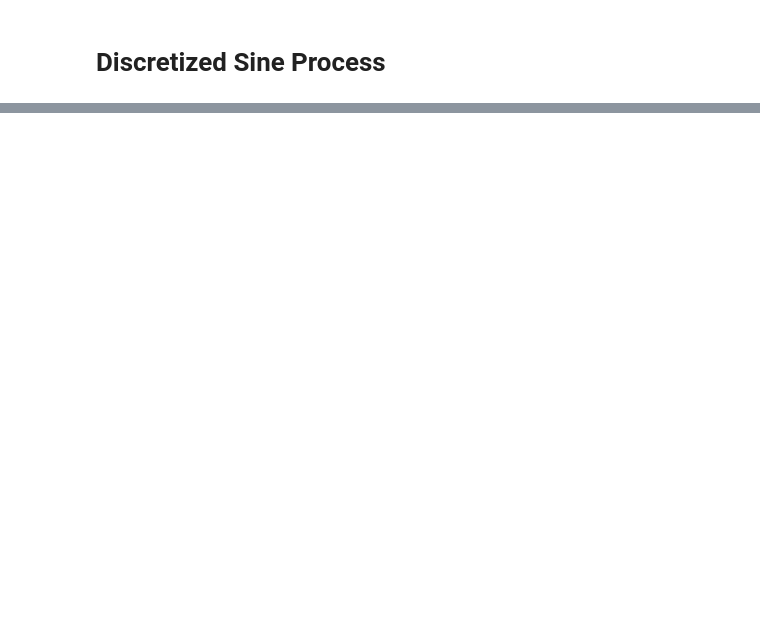
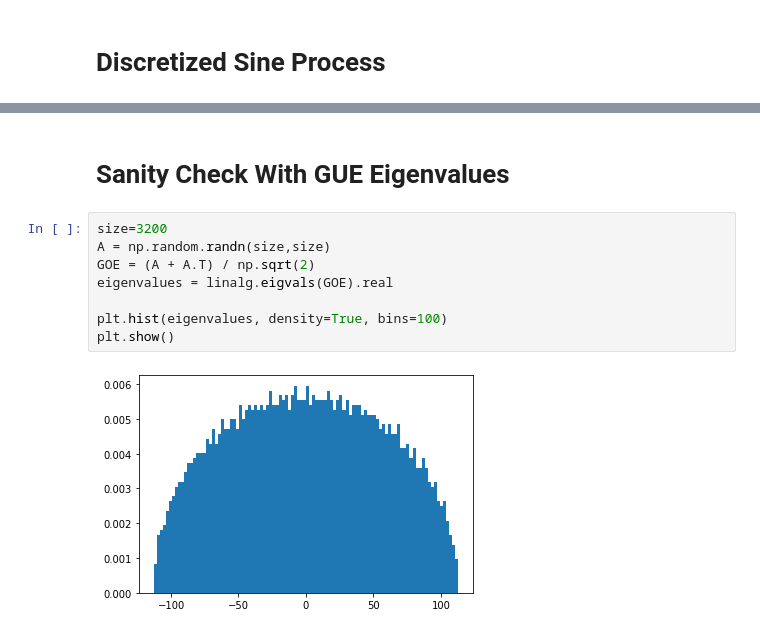
Before and after one commit to SamKirkiles/Determinantal-Point-Process-Sampling, a Jupyter notebook: Determinantal Point Processes.ipynb, the cells around one changed output, grey strips where cells are left out. Cells and saved outputs as stored; diff of their text form; blank space fills up the shorter version.

```diff
--- a/Determinantal Point Processes.ipynb
+++ b/Determinantal Point Processes.ipynb
@@ -168,0 +195,12 @@ print(samples)
+# %% [markdown]
+# Sanity Check With GUE Eigenvalues
+# %%
+size=3200
+A = np.random.randn(size,size)
+GOE = (A + A.T) / np.sqrt(2)
+eigenvalues = linalg.eigvals(GOE).real
+
+plt.hist(eigenvalues, density=True, bins=100)
+plt.show()
+# %% [output]
+[figure, added]
```
Also changed, not shown: parts of 5 cells of this notebook.
